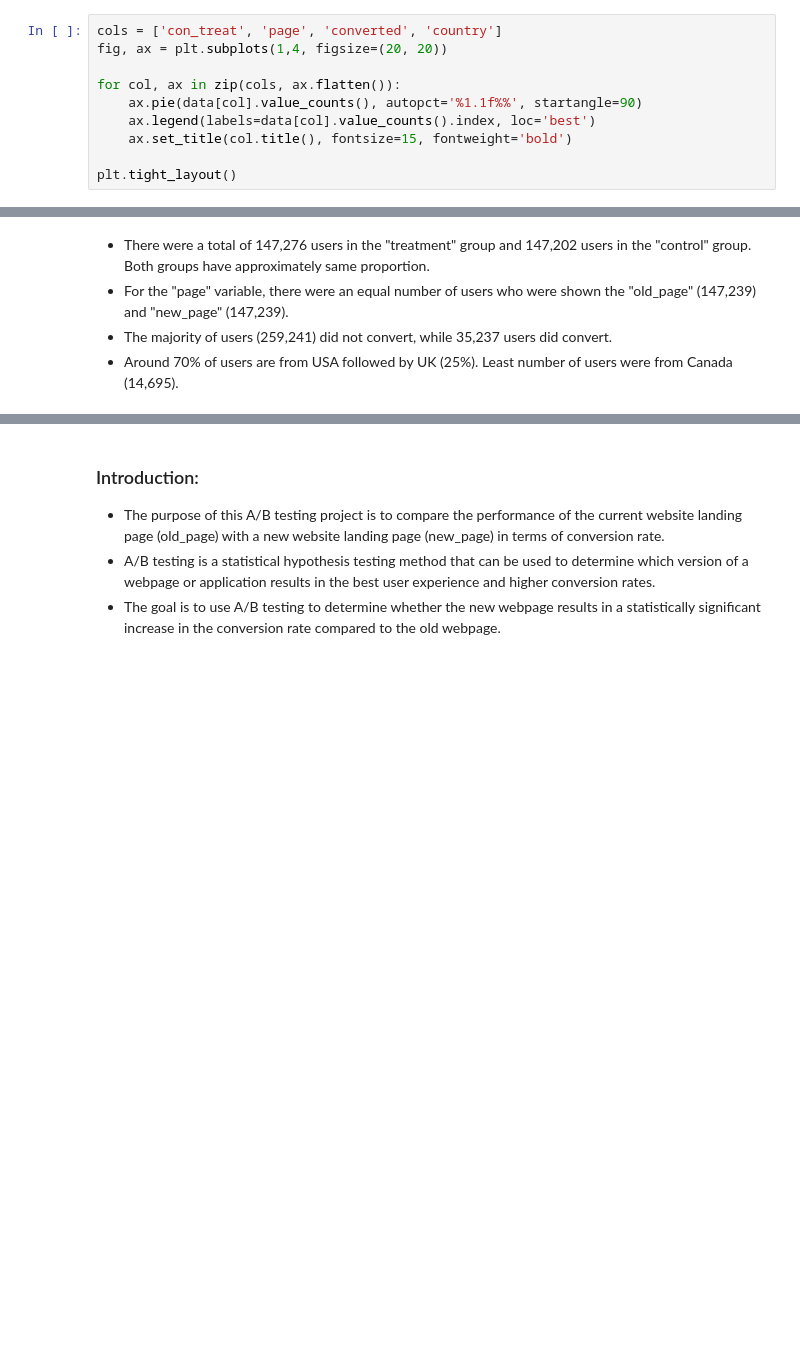
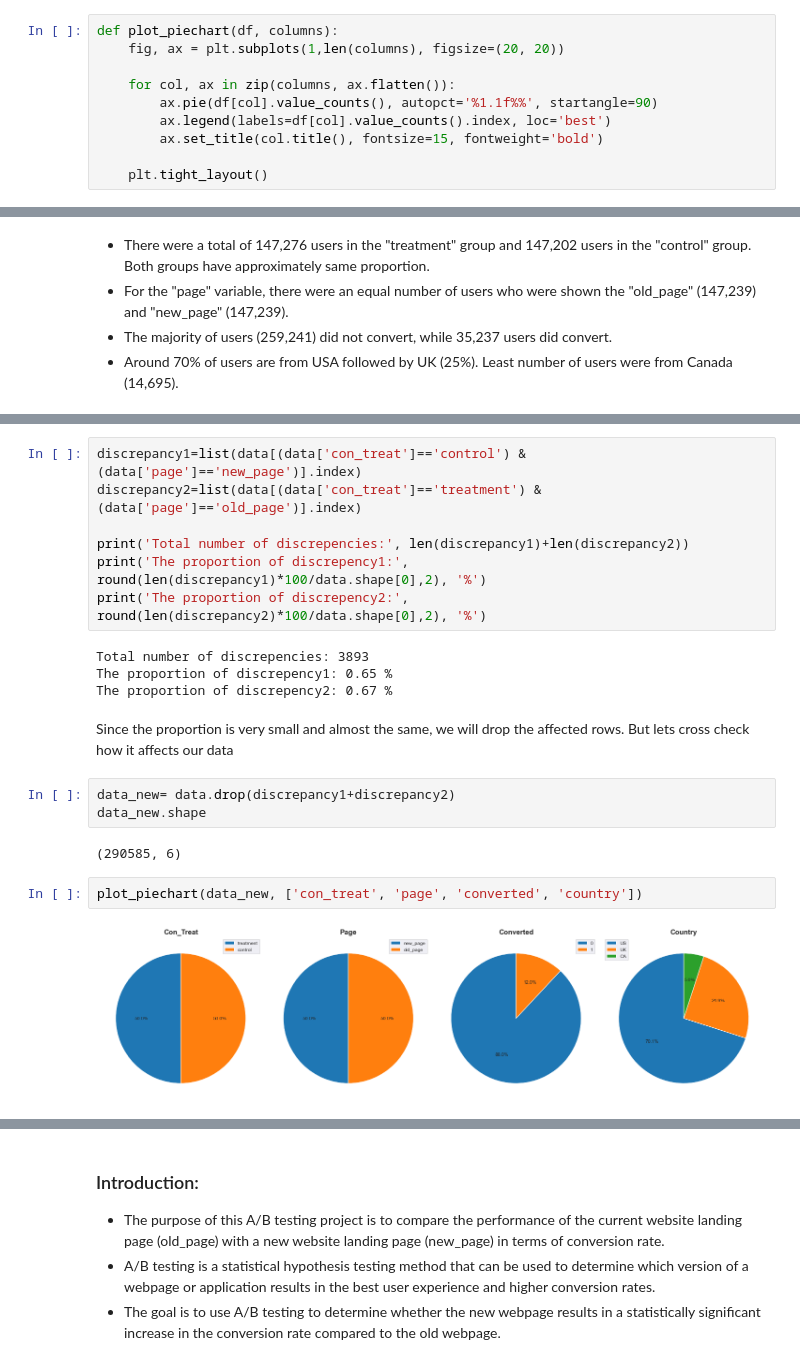
Before and after one commit to mdushetwar/E-commerce-A-B-Testing, a Jupyter notebook: AB_testing.ipynb, the cells around one changed output, grey strips where cells are left out. Saved outputs shown, nothing was run; the diff lists cells and outputs as text; blank space fills up the shorter version.

```diff
--- a/AB_testing.ipynb
+++ b/AB_testing.ipynb
@@ -184,12 +184,12 @@ data['time']=pd.to_datetime(data['time'],format='%M:%S.%f')
 # %% [markdown]
 # EDA
 # %%
-cols = ['con_treat', 'page', 'converted', 'country']
-fig, ax = plt.subplots(1,4, figsize=(20, 20))
+def plot_piechart(df, columns):
+    fig, ax = plt.subplots(1,len(columns), figsize=(20, 20))
 
-for col, ax in zip(cols, ax.flatten()):
-    ax.pie(data[col].value_counts(), autopct='%1.1f%%', startangle=90)
-    ax.legend(labels=data[col].value_counts().index, loc='best')
-    ax.set_title(col.title(), fontsize=15, fontweight='bold')
+    for col, ax in zip(columns, ax.flatten()):
+        ax.pie(df[col].value_counts(), autopct='%1.1f%%', startangle=90)
+        ax.legend(labels=df[col].value_counts().index, loc='best')
+        ax.set_title(col.title(), fontsize=15, fontweight='bold')
 
-plt.tight_layout()
+    plt.tight_layout()
@@ -204,0 +225,22 @@ plt.tight_layout()
+# %%
+discrepancy1=list(data[(data['con_treat']=='control') & (data['page']=='new_page')].index)
+discrepancy2=list(data[(data['con_treat']=='treatment') & (data['page']=='old_page')].index)
+
+print('Total number of discrepencies:', len(discrepancy1)+len(discrepancy2))
+print('The proportion of discrepency1:', round(len(discrepancy1)*100/data.shape[0],2), '%')
+print('The proportion of discrepency2:', round(len(discrepancy2)*100/data.shape[0],2), '%')
+# %% [output]
+Total number of discrepencies: 3893
+The proportion of discrepency1: 0.65 %
+The proportion of discrepency2: 0.67 %
+# %% [markdown]
+Since the proportion is very small and almost the same, we will drop the affected rows. But lets cross check how it affects our data
+# %%
+data_new= data.drop(discrepancy1+discrepancy2)
+data_new.shape
+# %% [output]
+(290585, 6)
+# %%
+plot_piechart(data_new, ['con_treat', 'page', 'converted', 'country'])
+# %% [output]
+[figure, added]
```
Also changed, not shown: parts of 24 cells of this notebook.
